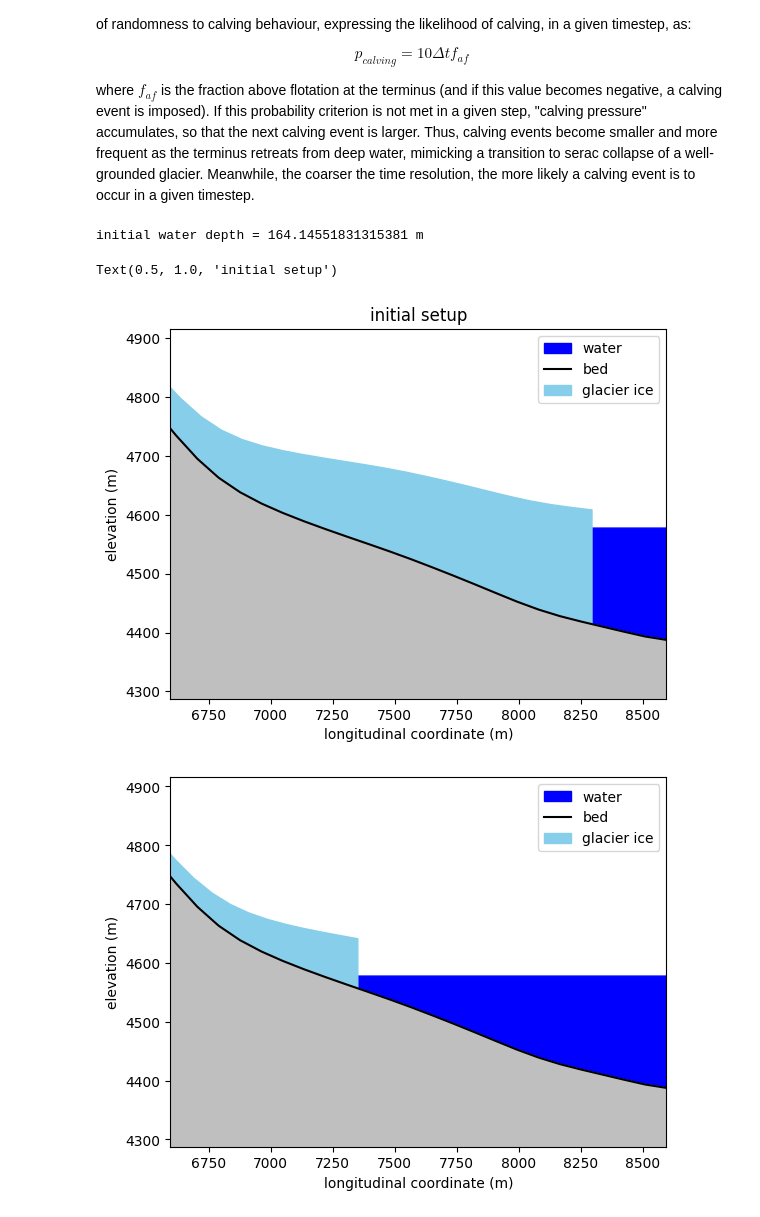
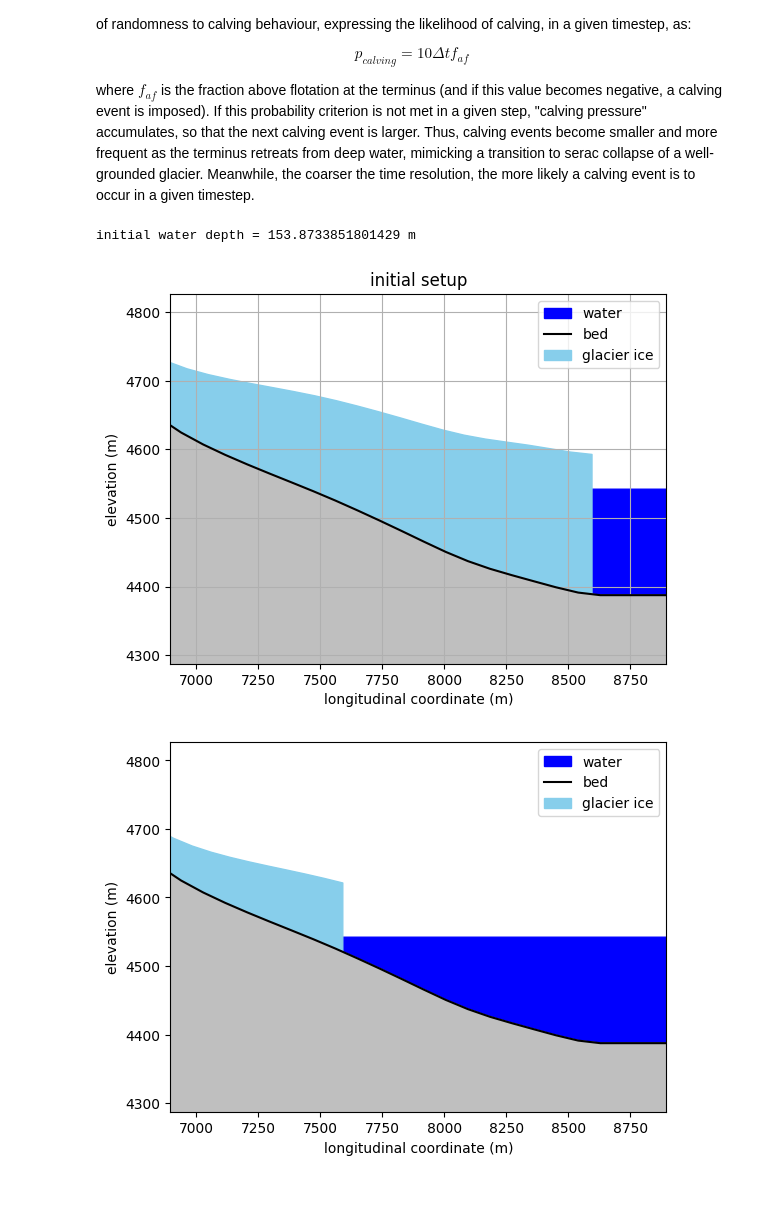
Before and after one commit to chrismiele/glimmer, a Jupyter notebook: 1D_modelling/SIA_calving_model.ipynb, the cells around one changed output. Saved outputs shown, nothing was run; the diff lists cells and outputs as text; code cells hidden in the pictures.

```diff
--- a/1D_modelling/SIA_calving_model.ipynb
+++ b/1D_modelling/SIA_calving_model.ipynb
@@ -9,7 +9,7 @@ Start by choosing a glacier:
 # %%
 name = 'Luggye' #choose your glacier from the list below, or add to it
 
-freeboard = 30 #how high is the water level relative to the terminus?
+freeboard = 50 #how high is the water level relative to the terminus?
 c = -1.0 #tuning parameter for calving law
 # %% [markdown]
 ## Glacier identification
@@ -191,32 +191,34 @@ $$p_{calving} = 10\Delta t f_{af}$$
 
 where $f_{af}$ is the fraction above flotation at the terminus (and if this value becomes negative, a calving event is imposed). If this probability criterion is not met in a given step, "calving pressure" accumulates, so that the next calving event is larger. Thus, calving events become smaller and more frequent as the terminus retreats from deep water, mimicking a transition to serac collapse of a well-grounded glacier. Meanwhile, the coarser the time resolution, the more likely a calving event is to occur in a given timestep.
 # %%
-mesh_0 = mesh
-Δx = -300 #start slightly back from the end of the domain to permit some advance, if applicable
-x_t = mesh.length + Δx #the adjusted terminus coordinate
+Q = inversion.surface.function_space()
 
-mesh_1 = centerline_mesh(mesh = mesh_0, n_cells = n_cells, extra_length = Δx)
-
+bed = inversion.bed
 s = surface_1.copy(deepcopy = True)
-bed_0 = inversion.bed
-Q = bed_0.function_space()
-bed = bed_0.copy(deepcopy = True)
-bed0_array = np.array(bed_0.at(mesh_0.X, tolerance = 1e-10))
+a = Function(Q).project(smb_dict[surface_1.year])
 u = inversion.velocity
 H = Function(Q).project(s - bed)
+
 H_0 = Constant(H.at(0))
+bed_t = bed.at(mesh.length, tolerance = 1e-10)
+x_t = mesh.length
+
+Δx = 300 #extend the domain to permit advance
+mesh_0 = centerline_mesh(mesh = mesh, n_cells = n_cells, extra_length = Δx)
+mesh_1 = mesh
+bed_0 = extend_to_mesh(function = bed, mesh = mesh_0, ice_free_value = bed_t)
+
+Q = bed_0.function_space()
+bed0_array = np.array(bed_0.at(mesh_0.X, tolerance = 1e-10))
 
 w = s.at(x_t) - freeboard #water level is defined by the freeboard at the terminus
-d = Function(Q).project(w - bed)
+d = Function(Q).project(w - bed_0)
 d = Function(Q).project(max_value(d, 0))
-a = Function(Q).project(smb_dict[surface_1.year + step*Δt])
 print(f'initial water depth = {d.at(mesh_1.length)} m')
 
 os.chdir(figures_path)
-calving_rates = []
-advance_rates = []
+Δxs = []
 fafs = []
-probabilities = []
 
 model_time = surface_2.year - surface_1.year
 
@@ -224,45 +226,48 @@ x_1, x_2 = mesh_0.length - 2000, mesh_0.length
 y_1 = bed_0.at(mesh_0.length, tolerance = 1e-10) - 100
 y_2 = s.at(x_1, tolerance = 1e-10) + 100
 # %% [output]
-initial water depth = 164.14551831315381 m
+initial water depth = 153.8733851801429 m
 # %%
 bed_array = np.array(bed.at(mesh_1.X, tolerance = 1e-10))
 s_array = np.array(s.at(mesh_1.X, tolerance = 1e-10))
 water_mask = (w > bed0_array) # & (mesh_0.X > x_t)
 
 plt.figure()
 plt.fill_between(mesh_0.X, bed0_array, w, color = 'blue', where = water_mask, label = 'water')
 plt.plot(mesh_0.X, bed_0.at(mesh_0.X, tolerance = 1e-10), color = 'k', label = 'bed')
 plt.fill_between(mesh_1.X, bed_array, s_array, color = 'skyblue', label = 'glacier ice')
 plt.fill_between(mesh_0.X, y_1, bed0_array, color = '0.75')
 plt.legend(loc = 'upper right')
 plt.xlabel('longitudinal coordinate (m)')
 plt.ylabel('elevation (m)')
 plt.xlim(x_1, x_2)
 plt.ylim(y_1, y_2)
 plt.title('initial setup')
-# plt.grid()
+plt.grid()
 # %% [output]
-Text(0.5, 1.0, 'initial setup')
-[figure, old version]
+[figure, new version]
 # %%
 num_timesteps = int(model_time/Δt)
 calving_pressure = 0
 
 for step in trange(num_timesteps):
 
+    flow_model = icepack.models.ShallowIce()
+    flow_solver = icepack.solvers.FlowSolver(flow_model, **opts)
+
+    u = flow_solver.diagnostic_solve(velocity = u, thickness = H, surface = s, fluidity = A)
+    H = flow_solver.prognostic_solve(Δt, thickness = H, velocity = u, thickness_inflow = H_0, accumulation = a)
+    s = icepack.compute_surface(bed = bed, thickness = H)
+
     H_t = H.at(x_t)
     s_t = s.at(x_t)
-    d = Function(Q).project(w - bed)
     d_t = d.at(x_t)
     u_t = u.at(x_t)
     f_af = (917/1000)*H_t/d_t - 1 #fraction above flotation
     fafs.append(f_af)
-    probabilities.append(10*Δt*f_af)
-    advance_rates.append(u_t)
     a_t = a.at(x_t)
 
-    calving_pressure += c*np.sqrt(max(H_t*d_t, 0))
+    calving_pressure += c*np.sqrt(H_t*d_t)
     if np.random.random() > 10*Δt*f_af and f_af > 0:
         u_c = 0 #no calving
     elif f_af <= 0:
@@ -273,31 +278,24 @@ for step in trange(num_timesteps):
     else:
         u_c = calving_pressure #calve the appropriate length - including any previously suppressed calving
         calving_pressure = 0
-    calving_rates.append(u_c)
     Δx = ((u_c + u_t)*Δt)
+    Δxs.append(Δx)
 
     mesh_2 = centerline_mesh(mesh = mesh_1, n_cells = n_cells, extra_length = Δx)
+    x_t = mesh_2.length
+
     bed = extend_to_mesh(function = bed_0, mesh = mesh_2)
     s = extend_to_mesh(function = s, mesh = mesh_2, ice_free_value = s_t)
     H = extend_to_mesh(function = H, mesh = mesh_2, ice_free_value = H_t)
-    d = extend_to_mesh(function = d, mesh = mesh_2, ice_free_value = d_t)
     u = extend_to_mesh(function = u, mesh = mesh_2, ice_free_value = u_t)
     a = extend_to_mesh(function = smb_dict[surface_1.year + step*Δt], mesh = mesh_2, ice_free_value = a_t)
+
     mesh_1 = mesh_2
-    x_t = mesh_1.length
-
     Q = s.function_space()
-
-    flow_model = icepack.models.ShallowIce()
-    flow_solver = icepack.solvers.FlowSolver(flow_model, **opts)
-
-    u = flow_solver.diagnostic_solve(velocity = u, thickness = H, surface = s, fluidity = A)
-    H = flow_solver.prognostic_solve(Δt, thickness = H, velocity = u, thickness_inflow = H_0, accumulation = a)
-    s = icepack.compute_surface(bed = bed, thickness = H)
 
     bed_array = np.array(bed.at(mesh_1.X, tolerance = 1e-10))
     s_array = np.array(s.at(mesh_1.X, tolerance = 1e-10))
-    water_mask = (w > bed0_array) # & (mesh_0.X > x_t)
+    water_mask = (w > bed0_array)
 
 
     plt.figure()
@@ -317,4 +315,4 @@ for step in trange(num_timesteps):
     else:
         plt.show()
 # %% [output]
-[figure, old version]
+[figure, new version]
```
Also changed, not shown: parts of 2 cells of this notebook, 1 other file.
